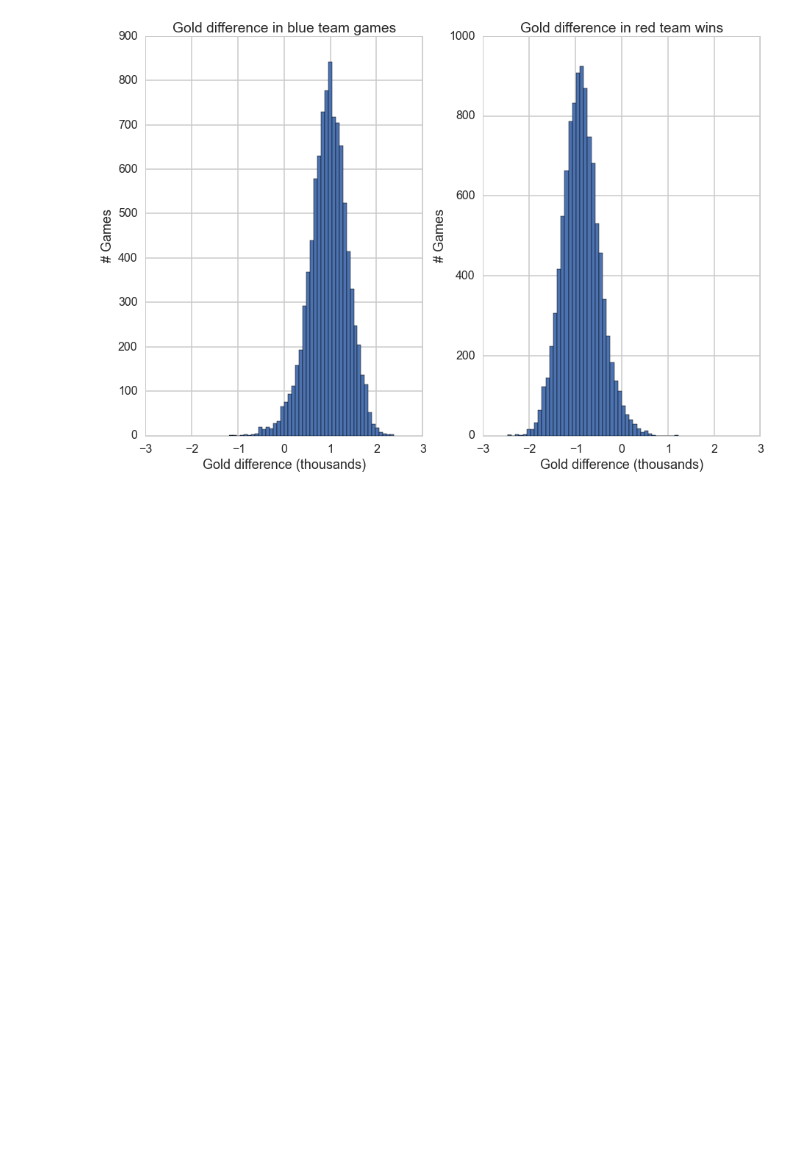
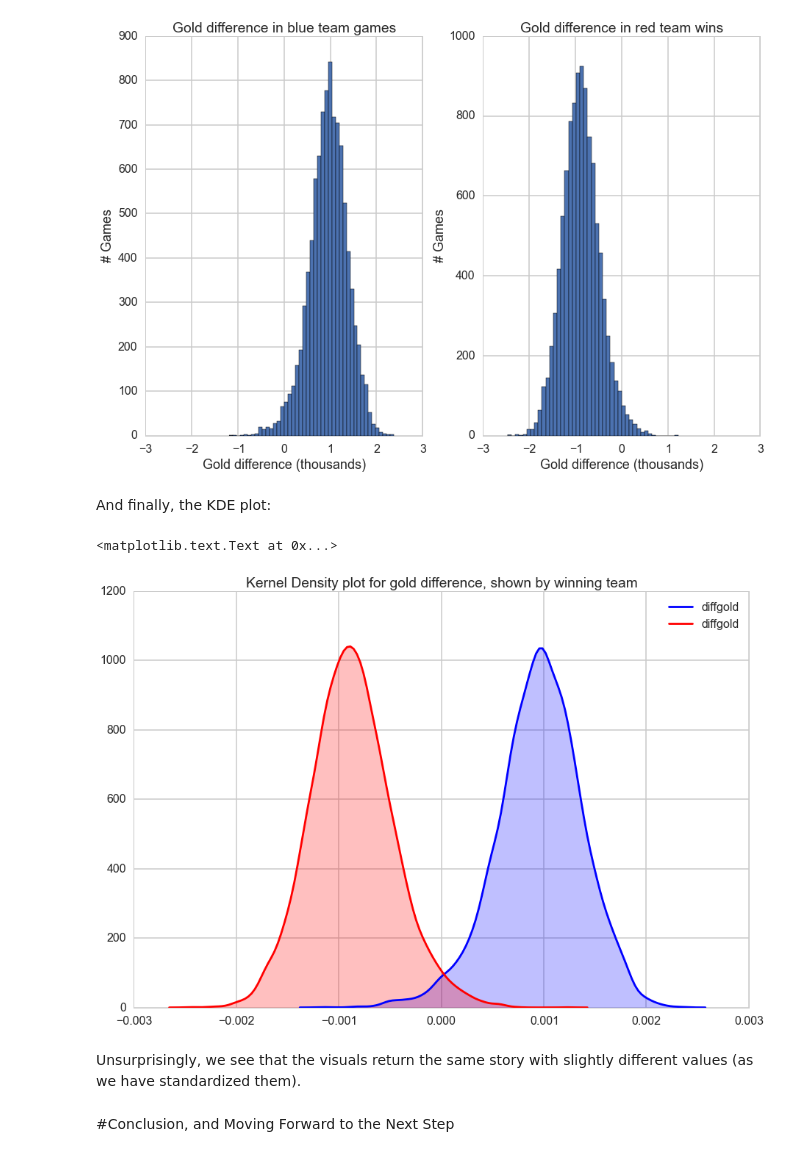
Before and after one commit to bchang823/109final, a Jupyter notebook: leorandomforestwmarkdown.ipynb, the cells around one changed output. Saved outputs shown, nothing was run; the diff lists cells and outputs as text; code cells hidden in the pictures; blank space fills up the shorter version.

```diff
--- a/leorandomforestwmarkdown.ipynb
+++ b/leorandomforestwmarkdown.ipynb
@@ -418,3 +454,17 @@ ax2.set_title('Gold difference in red team wins')
 # %% [output]
 <matplotlib.text.Text at 0x...>
 [figure]
+# %% [markdown]
+And finally, the KDE plot:
+# %%
+fig, ax1 = plt.subplots(ncols = 1, sharex = True, tight_layout = True)
+sns.kdeplot(bluewins2['diffgold']/1000, ax = ax1, legend = True, shade = True, color = 'b')
+sns.kdeplot(redwins2['diffgold']/1000, ax = ax1, legend = True, shade = True, color = 'r')
+ax1.set_title("Kernel Density plot for gold difference, shown by winning team")
+# %% [output]
+<matplotlib.text.Text at 0x...>
+[figure, added]
+# %% [markdown]
+Unsurprisingly, we see that the visuals return the same story with slightly different values (as we have standardized them).
+# %% [markdown]
+#Conclusion, and Moving Forward to the Next Step
```
Also changed, not shown: parts of 22 cells of this notebook.
